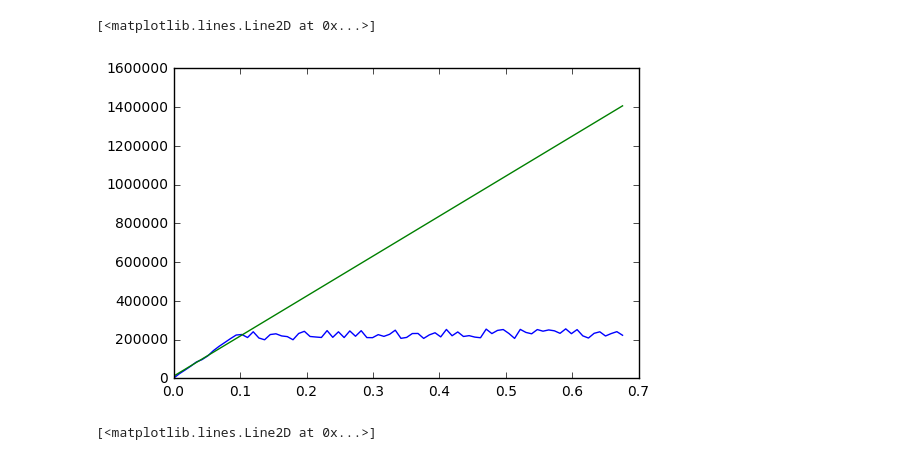
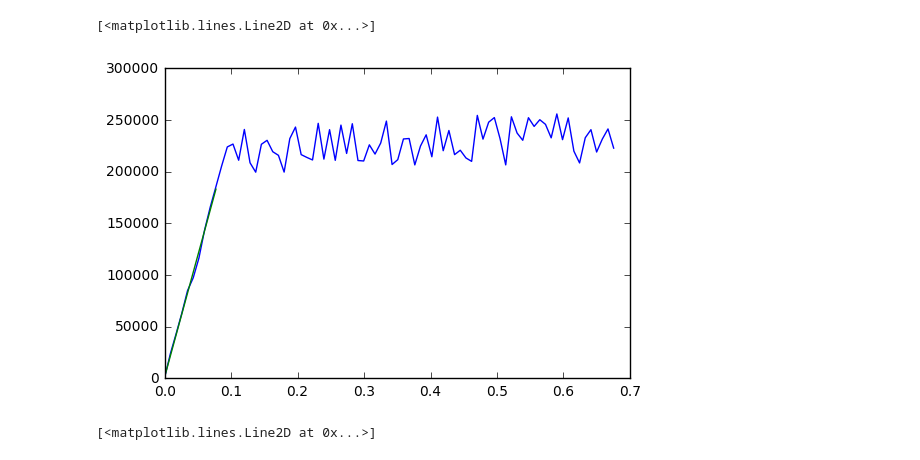
Before and after one commit to erjank/project1, a Jupyter notebook: eric-scratch.ipynb, the cells around one changed output. Saved outputs shown, nothing was run; the diff lists cells and outputs as text; code cells hidden in the pictures.

Commit message:
Linear fits over first few data points look decent try it out on other files
as much
info
 as  I
waaaaaaant

```diff
--- a/eric-scratch.ipynb
+++ b/eric-scratch.ipynb
@@ -5,16 +5,19 @@ import matplotlib.pyplot as plt
 a = numpy.loadtxt('samples/1.raw',skiprows=1,delimiter=',')
 # %%
 # wanna make and plot a line through some or all of this data
-stop = 15
+stop = 10
 x = a[:stop,0]
 y = a[:stop,1]
 a_1, a_0 =  numpy.polyfit(x,y,1)
 fit = numpy.poly1d((a_1,a_0))
 plt.plot(a[:,0],a[:,1])
-plt.plot(a[:,0],fit(a[:,0]))
+plt.plot(a[:stop,0],fit(a[:stop,0]))
+# LOOKS DECENT
+# - Want a NUMBER that tells me how good fit is
+# Let's try this out on some other samples
 # %% [output]
 [<matplotlib.lines.Line2D at 0x...>]
-[figure, old version]
+[figure, new version]
 # %%
 a = numpy.loadtxt('samples/2.raw',skiprows=1,delimiter=',')
 plt.plot(a[:,0],a[:,1])
```
